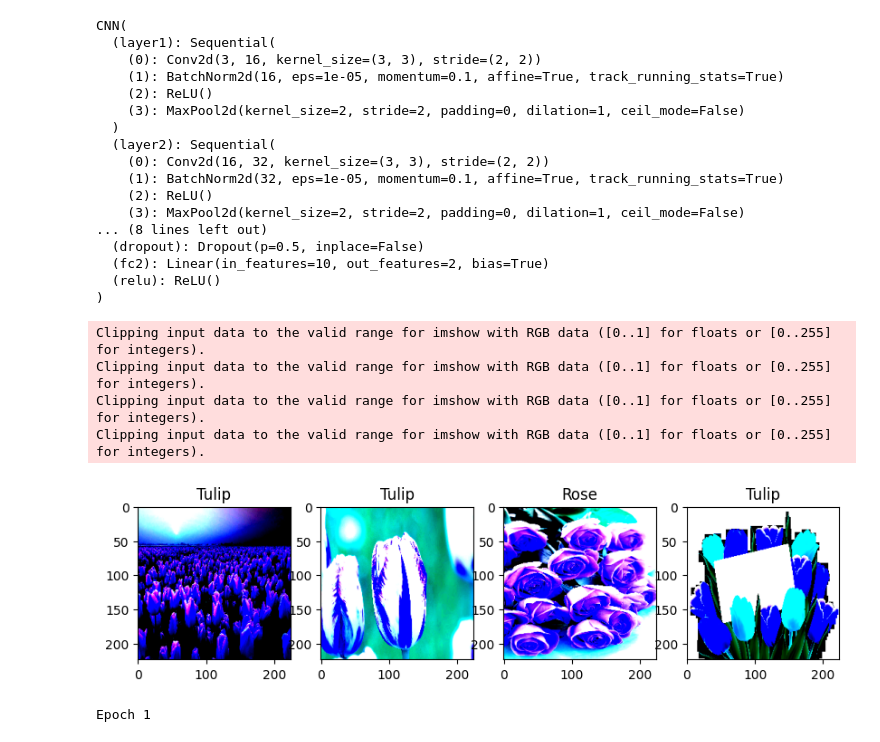
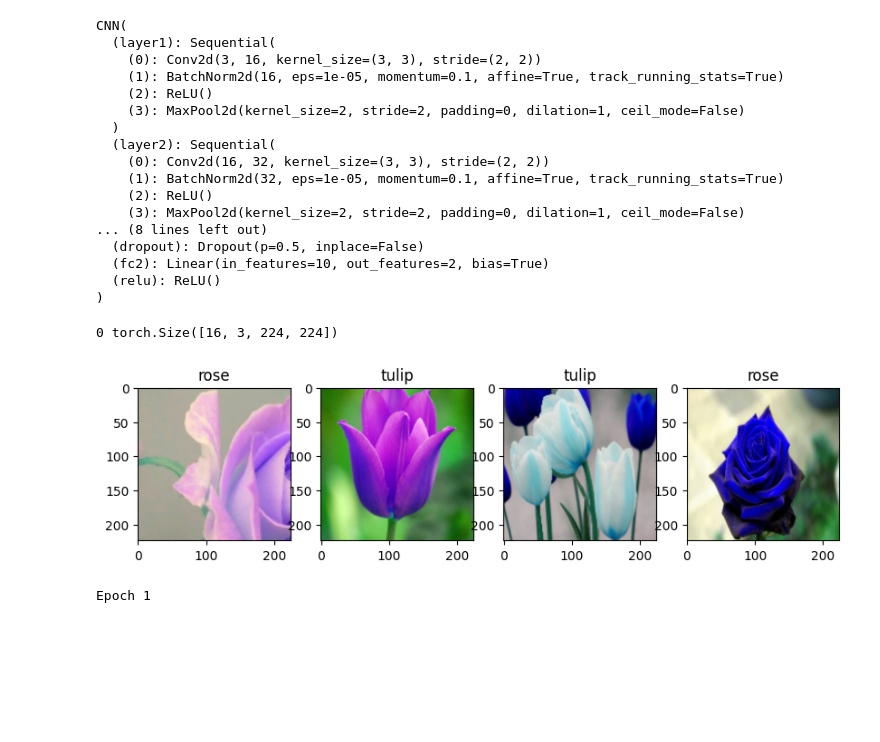
Before and after one commit to Lisyonok04/pp-var-4, a Jupyter notebook: fifth/Untitled.ipynb, the cells around one changed output. Saved outputs shown, nothing was run; the diff lists cells and outputs as text; code cells hidden in the pictures; blank space fills up the shorter version.

```diff
--- a/fifth/Untitled.ipynb
+++ b/fifth/Untitled.ipynb
@@ -186,49 +208,25 @@ CNN(
   (relu): ReLU()
 )
 # %%
-class CNN(nn.Module):
-    def __init__(self) -> None:
-        super(CNN, self).__init__()
-
-        self.conv_1 = nn.Conv2d(in_channels=3, out_channels=16, kernel_size=3,
-                                stride = 2)
-        self.conv_2 = nn.Conv2d(in_channels=16, out_channels=32, kernel_size=3,
-                                stride = 2)
-
-        self.relu = nn.ReLU()
-        self.dropout = nn.Dropout(0.1)
-        self.max_pool = nn.MaxPool2d(2)
-
-        self.fully_connect1 = nn.Linear(5408, 10)
-        self.fully_connect2 = nn.Linear(10, 1)
-
-    def forward(self, x:torch.tensor) -> torch.tensor:
-        output = self.relu(self.conv_1(x))
-        output = self.max_pool(output)
-        output = self.relu(self.conv_2(output))
-        output = self.max_pool(output)
-        output = torch.nn.Flatten()(output)
-        output = self.relu(self.fully_connect1(output))
-        output = torch.nn.Sigmoid()(self.fully_connect2(output))
-        return output
+train_loader = DataLoader(dataset = train_data, batch_size=16, shuffle=True )
+test_loader = DataLoader(dataset = test_data, batch_size=16, shuffle=False)
+val_loader = DataLoader(dataset = valid_data, batch_size=16, shuffle=False)
 # %%
-train_loader = DataLoader(dataset=train_data, batch_size=4, shuffle = True)
+plt.figure(figsize=(10, 5))
+
+for i_batch, sample_batched in enumerate(train_loader):
+    if i_batch == 1:
+      break
+
+    print(i_batch, sample_batched[0].shape)
+
+    for j in range(4):
+      plt.subplot(1, 4, j + 1)
+      plt.title("rose" if sample_batched[1][j] == 0 else "tulip")
+      plt.imshow(sample_batched[0][j].permute(1, 2, 0).numpy()[:, :, ::-1])
+# %% [output]
+0 torch.Size([16, 3, 224, 224])
+[figure, added]
-# %%
-plt.figure(figsize = (10, 5))
-
-for i, sample_batched in enumerate(train_loader):
-    if i == 1:
-        break
-    for j in range(4):
-        plt.subplot(1, 4, j + 1)
-        plt.title('Rose' if sample_batched[1][j] == 0 else 'Tulip')
-        plt.imshow(sample_batched[0][j].permute(1, 2, 0).numpy()[:, :, ::-1])
-# %% [output]
-Clipping input data to the valid range for imshow with RGB data ([0..1] for floats or [0..255] for integers).
-Clipping input data to the valid range for imshow with RGB data ([0..1] for floats or [0..255] for integers).
-Clipping input data to the valid range for imshow with RGB data ([0..1] for floats or [0..255] for integers).
-Clipping input data to the valid range for imshow with RGB data ([0..1] for floats or [0..255] for integers).
-[figure, removed]
 # %%
 parameters = {'lr': [0.001, 0.01, 0.1],
               'batch_size' : [16, 32, 48]}
```
Also changed, not shown: parts of 6 cells of this notebook.
